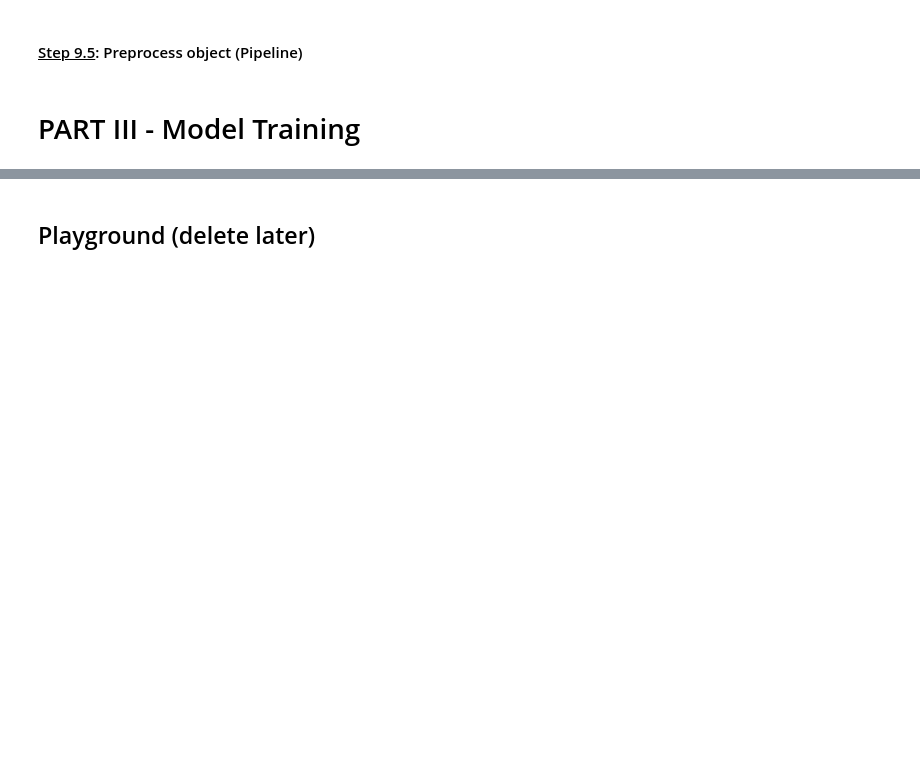
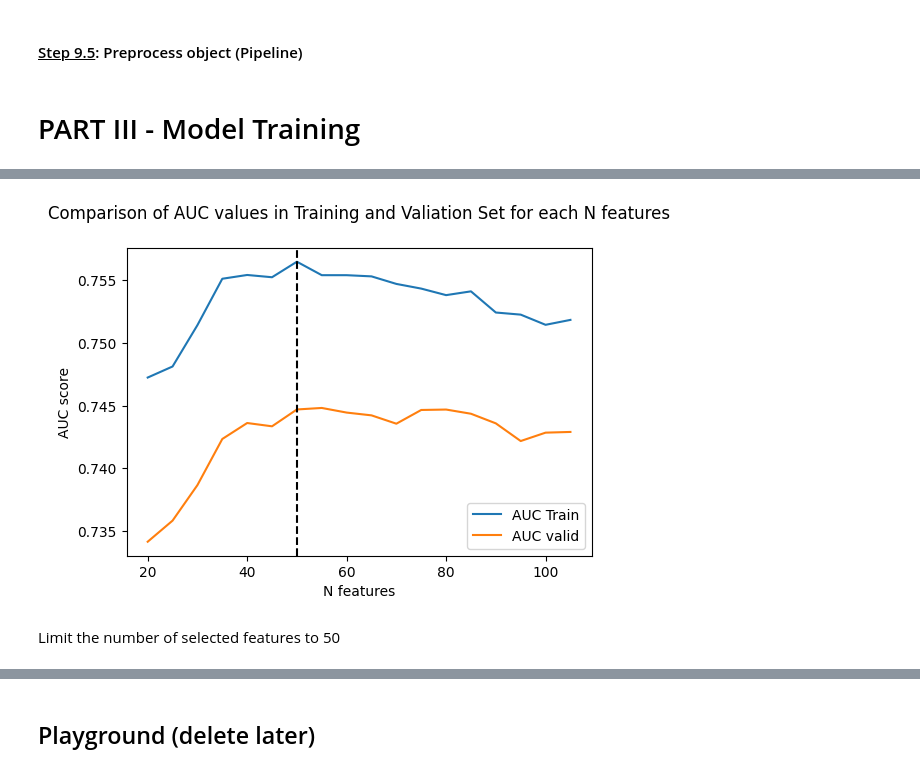
Before and after one commit to KunutBoon/interview-assignment, a Jupyter notebook: notebook/credit_default_risk.ipynb, the cells around one changed output, grey strips where cells are left out. Saved outputs shown, nothing was run; the diff lists cells and outputs as text; code cells hidden in the pictures; blank space fills up the shorter version.

```diff
--- a/notebook/credit_default_risk.ipynb
+++ b/notebook/credit_default_risk.ipynb
@@ -1663,0 +1959,3 @@ preprocessor = ColumnTransformer(transformers=[('numeric', numeric_processor, li
+# %%
+# re-select feature
+list_selected_features = re_select_features(feature_importances, 40)
@@ -1663,0 +2022,8 @@ preprocessor = ColumnTransformer(transformers=[('numeric', numeric_processor, li
+# %%
+# experiment on random forest model
+model_exp = RandomForestClassifier(max_depth=7, class_weight=dict_class_weight, random_state=RANDOM_SEED, n_jobs=N_JOBS)
+explore_number_of_feature(model_exp, feature_importances, X_train, Y_train, highlight_n_feature=50)
+# %% [output]
+[figure, added]
+# %% [markdown]
+Limit the number of selected features to 50
```
Also changed, not shown: parts of 59 cells of this notebook, 1 other file.
